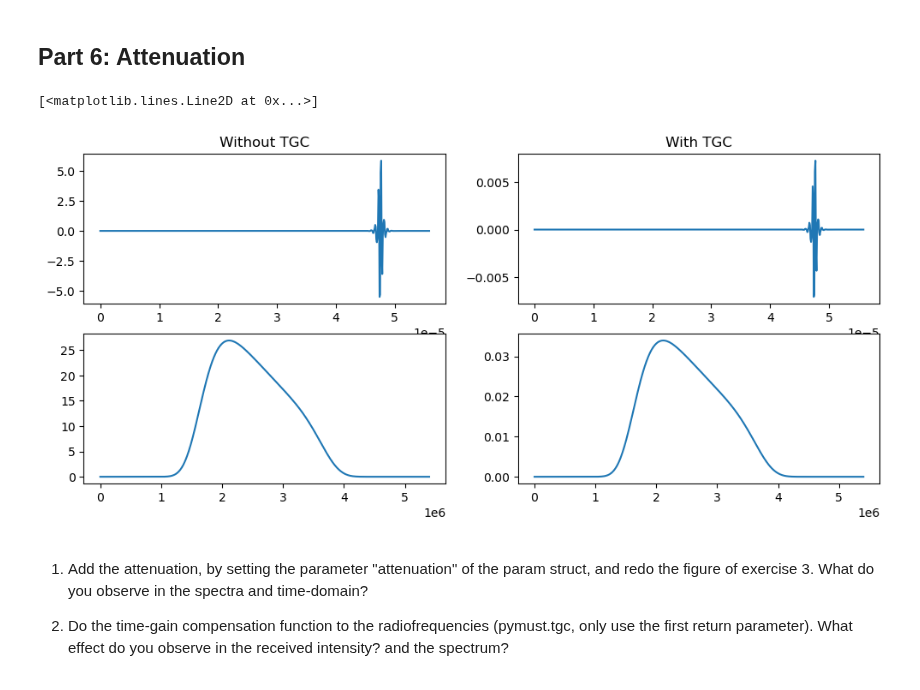
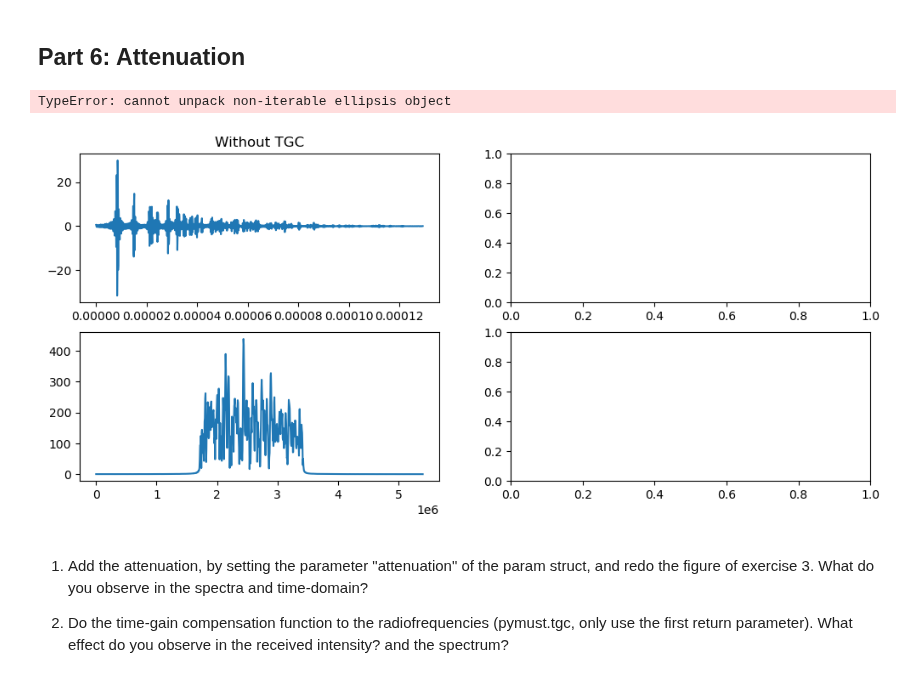
Before and after one commit to creatis-ULTIM/PyMUST, a Jupyter notebook: tutorials/P1_radiofrequency.ipynb, the cells around one changed output. Cells and saved outputs as stored; diff of their text form; code cells hidden in the pictures.

```diff
--- a/tutorials/P1_radiofrequency.ipynb
+++ b/tutorials/P1_radiofrequency.ipynb
@@ -564,37 +558,37 @@ IQ_2 = scipy.signal.filtfilt(b,a,IQ, axis = 0)*2; #% factor 2: to preserve the e
 # TGC experiment. You need several scatters to work
 param_single_element = getProbe()
 param_single_element.attenuation = .5
 activationDelaysTX = np.zeros(param_single_element.Nelements).reshape(1, -1)
 
-N = 1
+N = 100
 xScatterers = np.zeros(N)
 #zScatterers = np.random.rand(N)*5e-2
 zScatterers = np.linspace(1e-3, 5e-2, N) +np.random.rand(N)*5e-2
 
 RCScatterers = np.random.rand(N) # There are 5 scatterers
 RCScatterers = np.ones(N)
 _, ((f1, f2), (f3, f4)) = plt.subplots(ncols = 2, nrows = 2, figsize = (12, 5))
 plt.sca(f1)
 opt = pymust.utils.Options()
-opt.dBThresh = -320
+opt.dBThresh = -3
 RF, _ = pymust.simus(xScatterers, zScatterers, RCScatterers, activationDelaysTX, param_single_element, opt)
 t = np.arange(RF.shape[0]) / param_single_element.fs # param_single_element.fs is the sampling frequency, needed to go from sample number to time
 plt.plot(t, RF)
 plt.title('Without TGC')
 plt.sca(f3)
 f, RF_spectrum = my_fft(RF[:, 0], 1/param_single_element.fs)
 plt.plot(f, np.abs(RF_spectrum))
 
 RF_tgc, c = ... # Complete
 plt.sca(f2)
 plt.plot(t, RF_tgc)
 plt.title('With TGC')
 plt.sca(f4)
 f, RF_tgc_spectrum = my_fft(RF_tgc[:, 0], 1/param_single_element.fs)
 plt.plot(f, np.abs(RF_spectrum))
 # %% [output]
-[<matplotlib.lines.Line2D at 0x...>]
+TypeError: cannot unpack non-iterable ellipsis object
-[figure, old version]
+[figure, new version]
 # %% [markdown]
 1. Add the attenuation, by setting the parameter "attenuation" of the param struct, and redo the figure of exercise 3. What do you observe in the spectra and time-domain?
 
```
Also changed, not shown: parts of 5 cells of this notebook, 2 other files.
